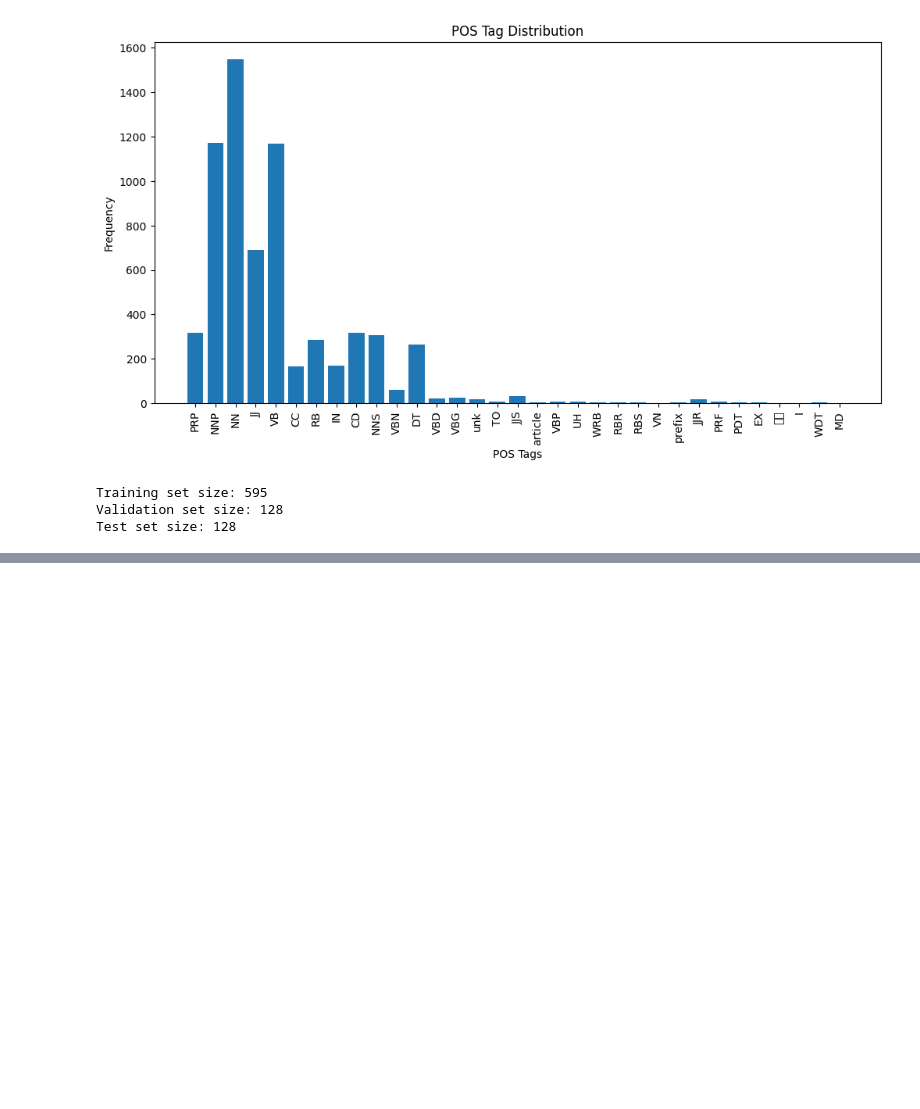
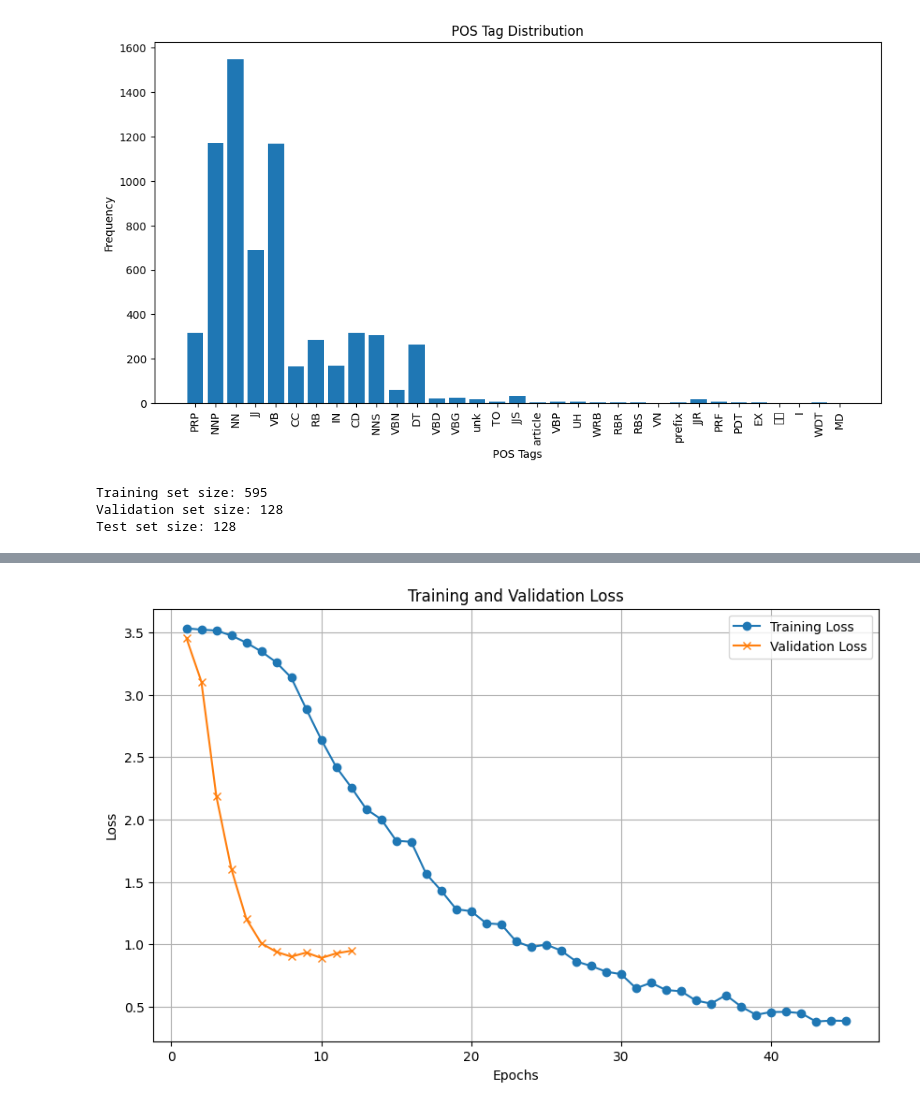
Before and after one commit to Khadiza13/POS_Attachment, a Jupyter notebook: Bangla_POS.ipynb, the cells around one changed output, grey strips where cells are left out. Saved outputs shown, nothing was run; the diff lists cells and outputs as text; code cells hidden in the pictures; blank space fills up the shorter version.

```diff
--- a/Bangla_POS.ipynb
+++ b/Bangla_POS.ipynb
@@ -257,3 +288,30 @@ Test F1 Score: 0.3044
+# %%
+import matplotlib.pyplot as plt
+from sklearn.metrics import classification_report
+
+# Plot training and validation loss
+def plot_loss_curve(trainer):
+    # Extract the training loss and evaluation loss from the trainer's logs
+    logs = trainer.state.log_history
+    training_loss = [log['loss'] for log in logs if 'loss' in log]
+    eval_loss = [log['eval_loss'] for log in logs if 'eval_loss' in log]
+
+    epochs = range(1, len(training_loss) + 1)
+
+    plt.figure(figsize=(10, 6))
+    plt.plot(epochs, training_loss, label='Training Loss', marker='o')
+    plt.plot(epochs[:len(eval_loss)], eval_loss, label='Validation Loss', marker='x')
+    plt.xlabel('Epochs')
+    plt.ylabel('Loss')
+    plt.title('Training and Validation Loss')
+    plt.legend()
+    plt.grid()
+    plt.show()
+
+# Call the function to plot loss
+plot_loss_curve(trainer)
+# %% [output]
+[figure, added]
 # %%
 from sklearn.metrics import classification_report
 import numpy as np
```
Also changed, not shown: parts of 9 cells of this notebook.
